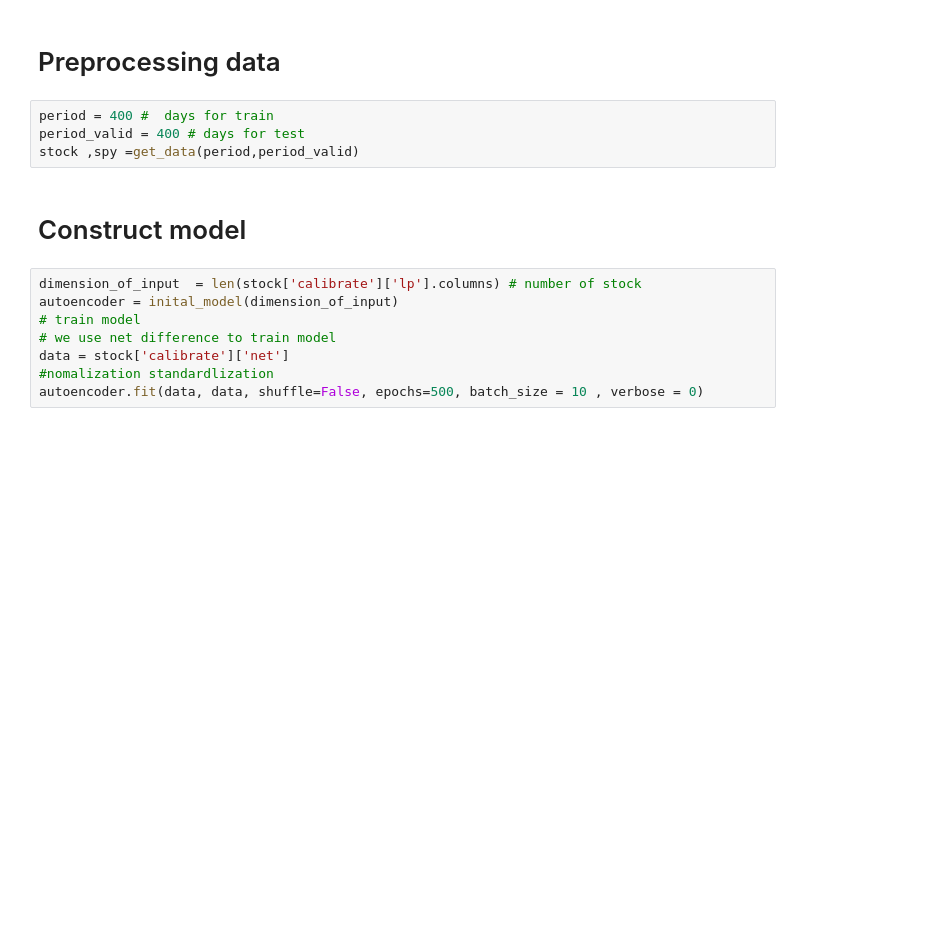
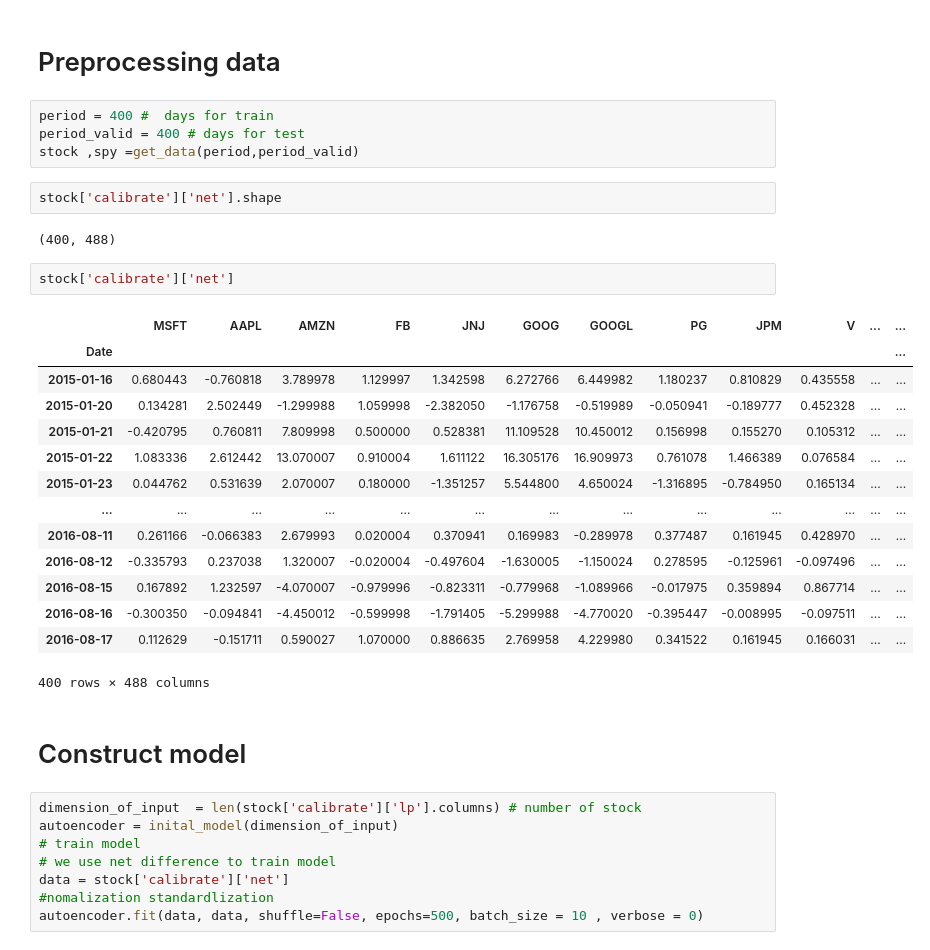
Before and after one commit to Yang-Tao-YT/Project_796, a Jupyter notebook: Final.ipynb, the cells around one changed output. Saved outputs shown, nothing was run; the diff lists cells and outputs as text; blank space fills up the shorter version.

```diff
--- a/Final.ipynb
+++ b/Final.ipynb
@@ -11,6 +10,27 @@ Using TensorFlow backend.
 period = 400 #  days for train
 period_valid = 400 # days for test
 stock ,spy =get_data(period,period_valid)
+# %%
+stock['calibrate']['net'].shape
+# %% [output]
+(400, 488)
+# %%
+stock['calibrate']['net']
+# %% [output]
+|  | MSFT | AAPL | AMZN | FB | JNJ | GOOG | GOOGL | PG | JPM | V | ... | ... |
+| Date |  |  |  |  |  |  |  |  |  |  |  | ... |
+| 2015-01-16 | 0.680443 | -0.760818 | 3.789978 | 1.129997 | 1.342598 | 6.272766 | 6.449982 | 1.180237 | 0.810829 | 0.435558 | ... | ... |
+| 2015-01-20 | 0.134281 | 2.502449 | -1.299988 | 1.059998 | -2.382050 | -1.176758 | -0.519989 | -0.050941 | -0.189777 | 0.452328 | ... | ... |
+| 2015-01-21 | -0.420795 | 0.760811 | 7.809998 | 0.500000 | 0.528381 | 11.109528 | 10.450012 | 0.156998 | 0.155270 | 0.105312 | ... | ... |
+| 2015-01-22 | 1.083336 | 2.612442 | 13.070007 | 0.910004 | 1.611122 | 16.305176 | 16.909973 | 0.761078 | 1.466389 | 0.076584 | ... | ... |
+| 2015-01-23 | 0.044762 | 0.531639 | 2.070007 | 0.180000 | -1.351257 | 5.544800 | 4.650024 | -1.316895 | -0.784950 | 0.165134 | ... | ... |
+| ... | ... | ... | ... | ... | ... | ... | ... | ... | ... | ... | ... | ... |
+| 2016-08-11 | 0.261166 | -0.066383 | 2.679993 | 0.020004 | 0.370941 | 0.169983 | -0.289978 | 0.377487 | 0.161945 | 0.428970 | ... | ... |
+| 2016-08-12 | -0.335793 | 0.237038 | 1.320007 | -0.020004 | -0.497604 | -1.630005 | -1.150024 | 0.278595 | -0.125961 | -0.097496 | ... | ... |
+| 2016-08-15 | 0.167892 | 1.232597 | -4.070007 | -0.979996 | -0.823311 | -0.779968 | -1.089966 | -0.017975 | 0.359894 | 0.867714 | ... | ... |
+| 2016-08-16 | -0.300350 | -0.094841 | -4.450012 | -0.599998 | -1.791405 | -5.299988 | -4.770020 | -0.395447 | -0.008995 | -0.097511 | ... | ... |
+| 2016-08-17 | 0.112629 | -0.151711 | 0.590027 | 1.070000 | 0.886635 | 2.769958 | 4.229980 | 0.341522 | 0.161945 | 0.166031 | ... | ... |
+400 rows × 488 columns
 # %% [markdown]
 # Construct model
 # %%
```
Also changed, not shown: parts of 3 cells of this notebook, 1 other file.
